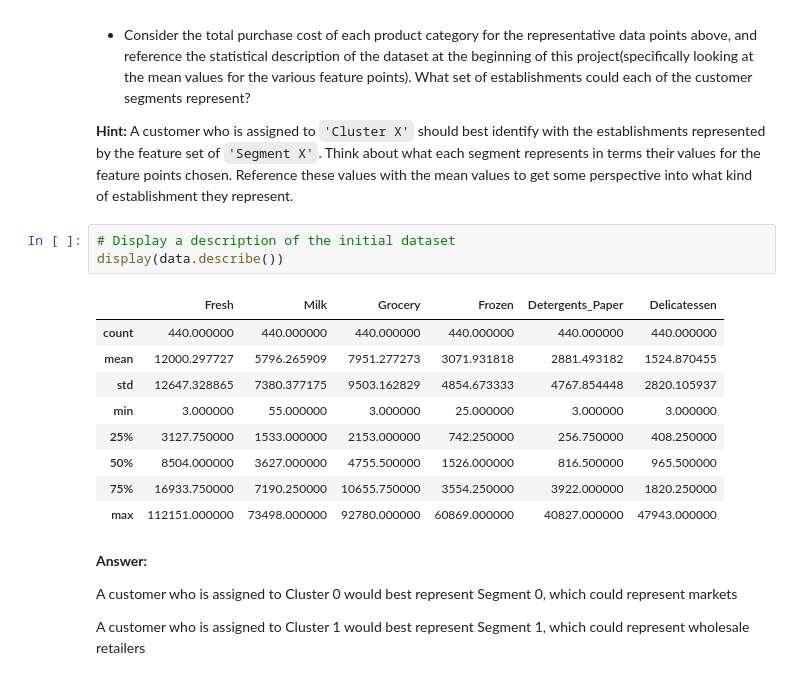
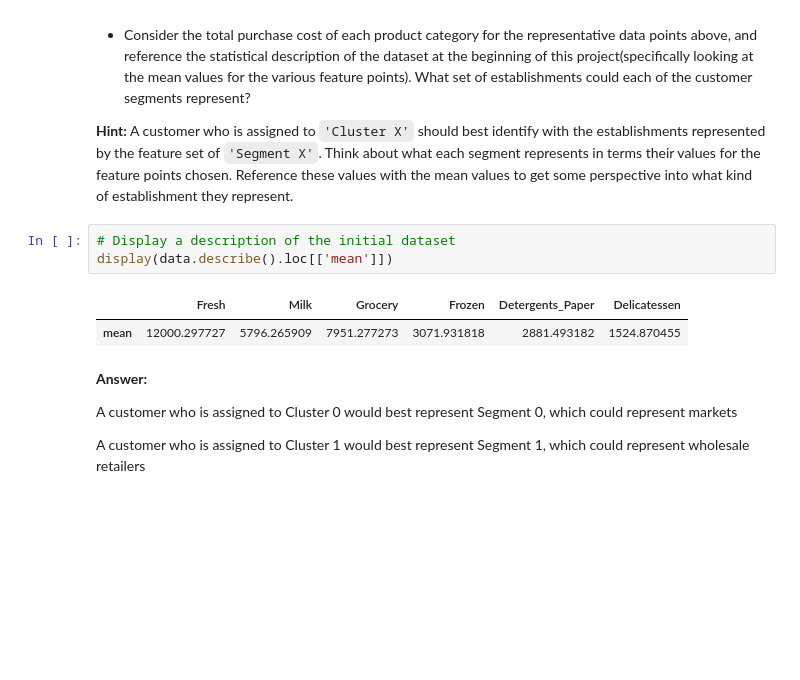
Before and after one commit to MichelML/udacity-machine-learning, a Jupyter notebook: projects/customer_segments/customer_segments.ipynb, the cells around one changed output. Cells and saved outputs as stored; diff of their text form; blank space fills up the shorter version.

```diff
--- a/projects/customer_segments/customer_segments.ipynb
+++ b/projects/customer_segments/customer_segments.ipynb
@@ -692,17 +707,10 @@ display(true_centers)
 **Hint:** A customer who is assigned to `'Cluster X'` should best identify with the establishments represented by the feature set of `'Segment X'`. Think about what each segment represents in terms their values for the feature points chosen. Reference these values with the mean values to get some perspective into what kind of establishment they represent.
 # %%
 # Display a description of the initial dataset
-display(data.describe())
+display(data.describe().loc[['mean']])
 # %% [output]
 |  | Fresh | Milk | Grocery | Frozen | Detergents_Paper | Delicatessen |
-| count | 440.000000 | 440.000000 | 440.000000 | 440.000000 | 440.000000 | 440.000000 |
 | mean | 12000.297727 | 5796.265909 | 7951.277273 | 3071.931818 | 2881.493182 | 1524.870455 |
-| std | 12647.328865 | 7380.377175 | 9503.162829 | 4854.673333 | 4767.854448 | 2820.105937 |
-| min | 3.000000 | 55.000000 | 3.000000 | 25.000000 | 3.000000 | 3.000000 |
-| 25% | 3127.750000 | 1533.000000 | 2153.000000 | 742.250000 | 256.750000 | 408.250000 |
-| 50% | 8504.000000 | 3627.000000 | 4755.500000 | 1526.000000 | 816.500000 | 965.500000 |
-| 75% | 16933.750000 | 7190.250000 | 10655.750000 | 3554.250000 | 3922.000000 | 1820.250000 |
-| max | 112151.000000 | 73498.000000 | 92780.000000 | 60869.000000 | 40827.000000 | 47943.000000 |
 # %% [markdown]
 **Answer:**
 
```
Also changed, not shown: parts of 13 cells of this notebook.
